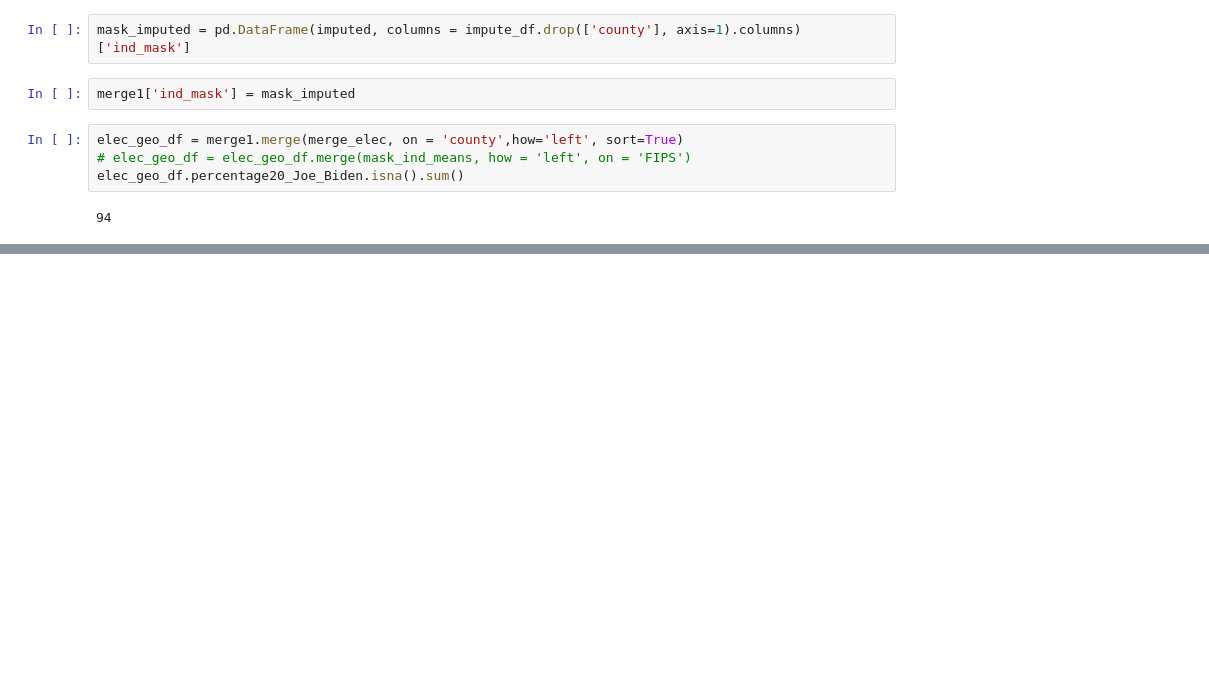
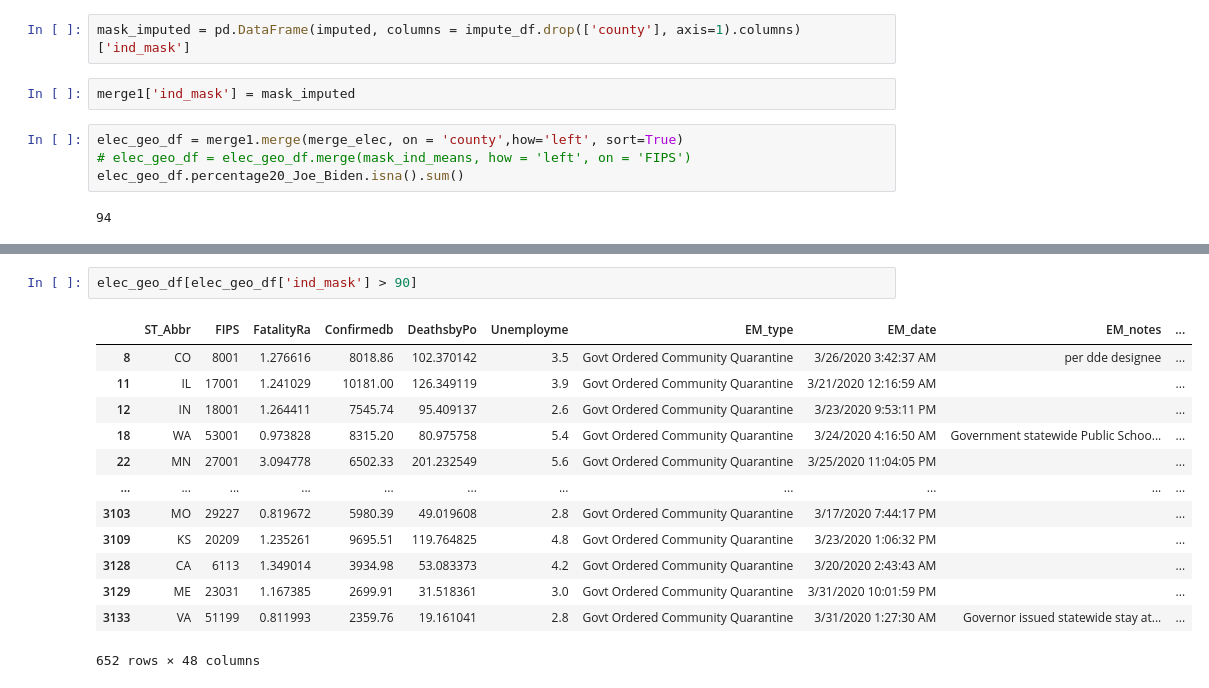
Before and after one commit to datascisteven/The-Masked-Politic, a Jupyter notebook: the_masked_politican.ipynb, the cells around one changed output, grey strips where cells are left out. Saved outputs shown, nothing was run; the diff lists cells and outputs as text; blank space fills up the shorter version.

```diff
--- a/the_masked_politican.ipynb
+++ b/the_masked_politican.ipynb
@@ -124,0 +169,16 @@ elec_geo_df.percentage20_Joe_Biden.isna().sum()
+# %%
+elec_geo_df[elec_geo_df['ind_mask'] > 90]
+# %% [output]
+|  | ST_Abbr | FIPS | FatalityRa | Confirmedb | DeathsbyPo | Unemployme | EM_type | EM_date | EM_notes | ... |
+| 8 | CO | 8001 | 1.276616 | 8018.86 | 102.370142 | 3.5 | Govt Ordered Community Quarantine | 3/26/2020 3:42:37 AM | per dde designee | ... |
+| 11 | IL | 17001 | 1.241029 | 10181.00 | 126.349119 | 3.9 | Govt Ordered Community Quarantine | 3/21/2020 12:16:59 AM |  | ... |
+| 12 | IN | 18001 | 1.264411 | 7545.74 | 95.409137 | 2.6 | Govt Ordered Community Quarantine | 3/23/2020 9:53:11 PM |  | ... |
+| 18 | WA | 53001 | 0.973828 | 8315.20 | 80.975758 | 5.4 | Govt Ordered Community Quarantine | 3/24/2020 4:16:50 AM | Government statewide Public Schoo... | ... |
+| 22 | MN | 27001 | 3.094778 | 6502.33 | 201.232549 | 5.6 | Govt Ordered Community Quarantine | 3/25/2020 11:04:05 PM |  | ... |
+| ... | ... | ... | ... | ... | ... | ... | ... | ... | ... | ... |
+| 3103 | MO | 29227 | 0.819672 | 5980.39 | 49.019608 | 2.8 | Govt Ordered Community Quarantine | 3/17/2020 7:44:17 PM |  | ... |
+| 3109 | KS | 20209 | 1.235261 | 9695.51 | 119.764825 | 4.8 | Govt Ordered Community Quarantine | 3/23/2020 1:06:32 PM |  | ... |
+| 3128 | CA | 6113 | 1.349014 | 3934.98 | 53.083373 | 4.2 | Govt Ordered Community Quarantine | 3/20/2020 2:43:43 AM |  | ... |
+| 3129 | ME | 23031 | 1.167385 | 2699.91 | 31.518361 | 3.0 | Govt Ordered Community Quarantine | 3/31/2020 10:01:59 PM |  | ... |
+| 3133 | VA | 51199 | 0.811993 | 2359.76 | 19.161041 | 2.8 | Govt Ordered Community Quarantine | 3/31/2020 1:27:30 AM | Governor issued statewide stay at... | ... |
+652 rows × 48 columns
```
Also changed, not shown: parts of 6 cells of this notebook.
